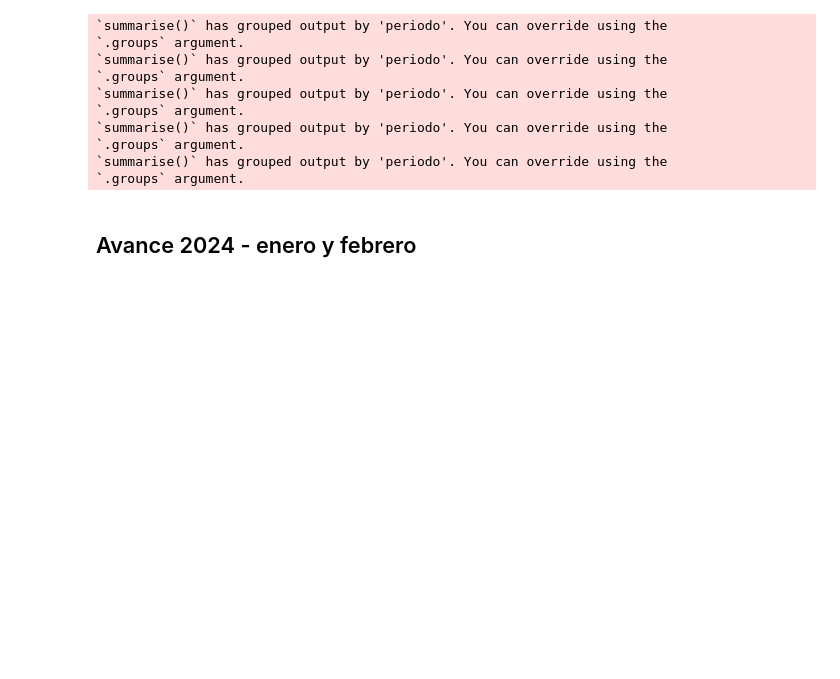
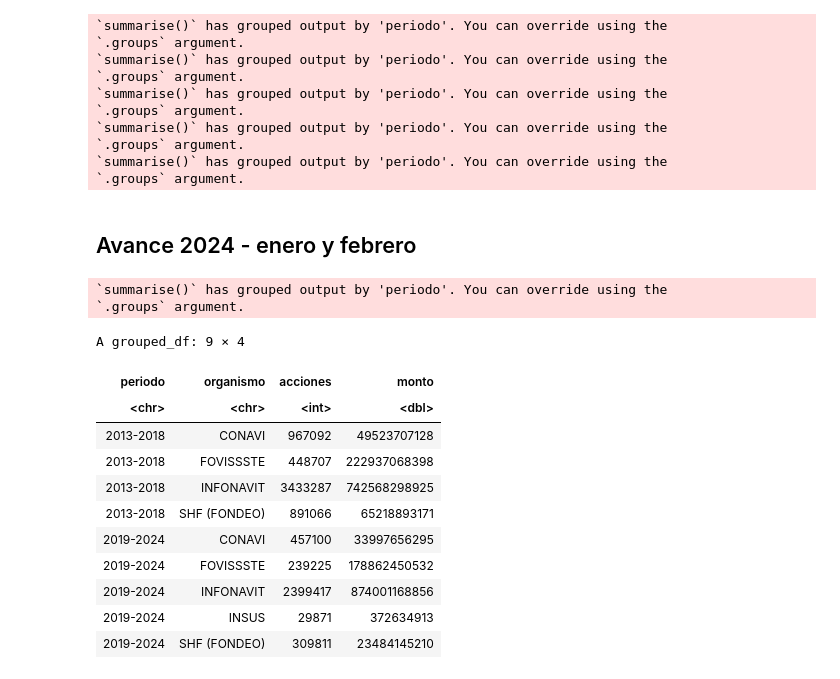
Before and after one commit to claudiodanielpc/datavivi, a Jupyter notebook: datos_cierre_2023.ipynb, the cells around one changed output. Drawn from its saved outputs; the diff is of its cells as text; code cells hidden in the pictures; blank space fills up the shorter version.

```diff
--- a/datos_cierre_2023.ipynb
+++ b/datos_cierre_2023.ipynb
@@ -720,3 +716,28 @@ data%>%
 
       summarise(acciones = sum(creditos), monto = sum(monto)/1000000) %>%
     ungroup()
+# %%
+  data%>%
+    #Crear periodos
+    mutate(periodo=case_when(año>=2013 & año<=2018~"2013-2018",
+                             año>=2019 & año<=2024~"2019-2024"))%>%
+    group_by(periodo, organismo)%>%
+    summarise(acciones=sum(creditos),monto=sum(monto))%>%
+    ungroup()%>%
+    #Crear distribución porcentual
+    group_by(periodo)
+# %% [output]
+`summarise()` has grouped output by 'periodo'. You can override using the
+`.groups` argument.
+A grouped_df: 9 × 4
+| periodo | organismo | acciones | monto |
+| <chr> | <chr> | <int> | <dbl> |
+| 2013-2018 | CONAVI | 967092 | 49523707128 |
+| 2013-2018 | FOVISSSTE | 448707 | 222937068398 |
+| 2013-2018 | INFONAVIT | 3433287 | 742568298925 |
+| 2013-2018 | SHF (FONDEO) | 891066 | 65218893171 |
+| 2019-2024 | CONAVI | 457100 | 33997656295 |
+| 2019-2024 | FOVISSSTE | 239225 | 178862450532 |
+| 2019-2024 | INFONAVIT | 2399417 | 874001168856 |
+| 2019-2024 | INSUS | 29871 | 372634913 |
+| 2019-2024 | SHF (FONDEO) | 309811 | 23484145210 |
```
Also changed, not shown: parts of 1 cell of this notebook.
